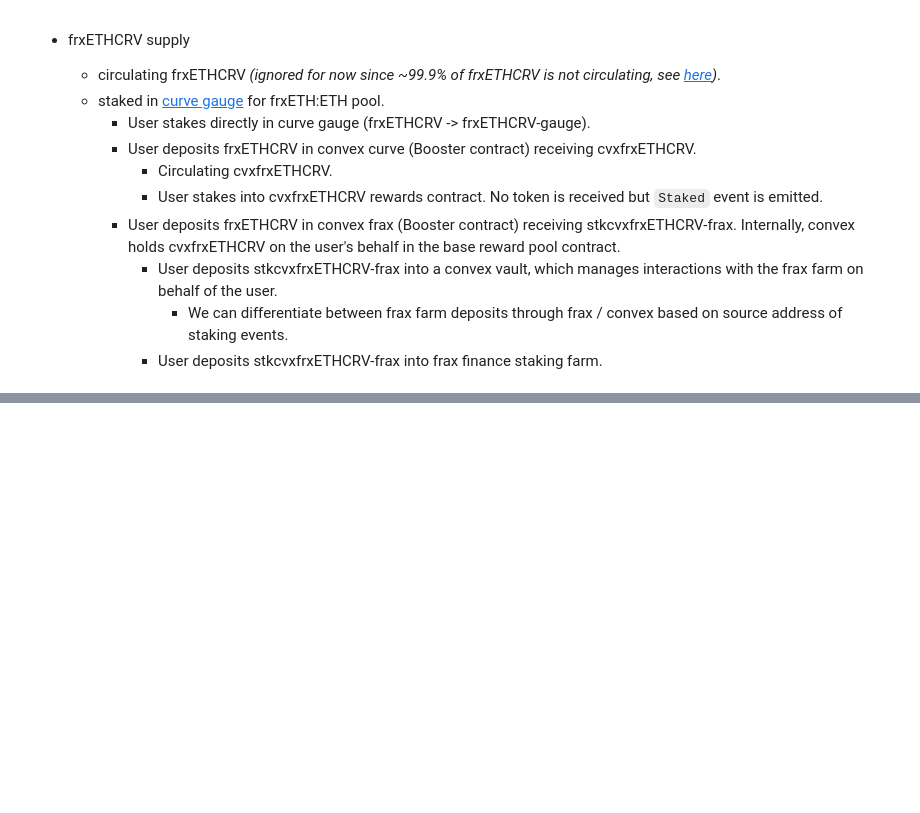
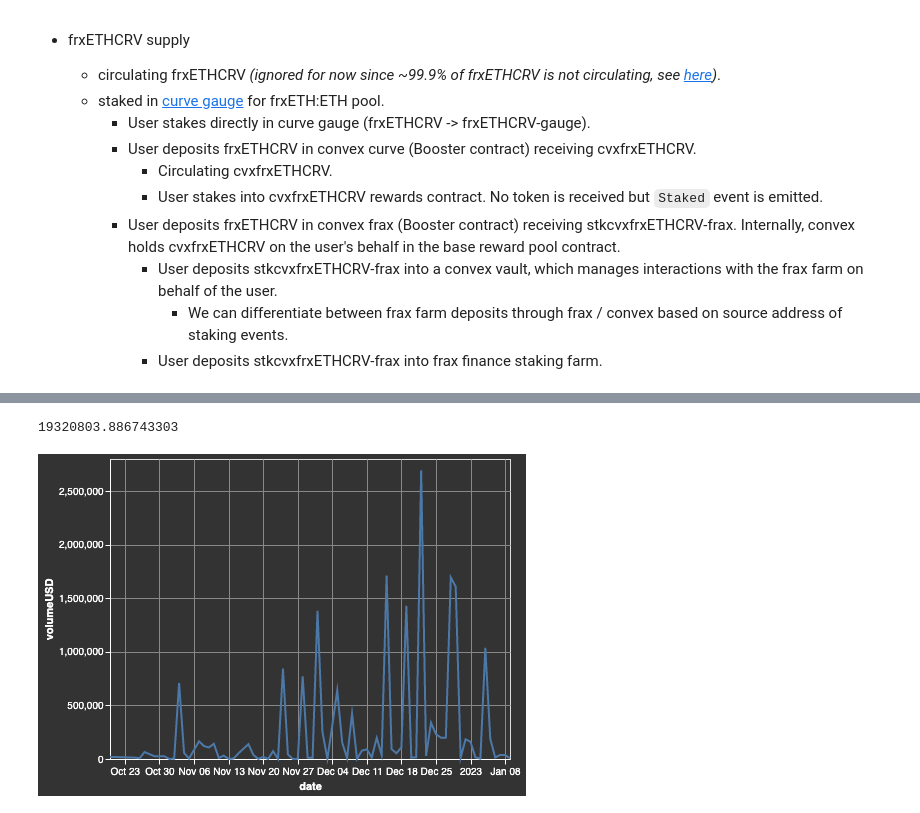
Before and after one commit to bam4564/flywheel, a Jupyter notebook: frxETHCRV_holders.ipynb, the cells around one changed output, grey strips where cells are left out. Cells and saved outputs as stored; diff of their text form; code cells hidden in the pictures; blank space fills up the shorter version.

```diff
--- a/frxETHCRV_holders.ipynb
+++ b/frxETHCRV_holders.ipynb
@@ -450,0 +434,18 @@ ddf(
+# %%
+# - total FrxETH/sfrxeth volume
+from subgrounds import Subgrounds
+
+sg = Subgrounds()
+sg_curve_vol = sg.load_subgraph(url_subgraphs.convex.curve_vol_mainnet)
+q = sg_curve_vol.Query.swapVolumeSnapshots(where={"pool": "0xa1f8a6807c402e4a15ef4eba36528a3fed24e577"}, first=1000)
+df_frxeth_pool = sg.query_df([q.timestamp, q.volumeUSD])
+df_frxeth_pool = remove_prefix(df_frxeth_pool, 'swapVolumeSnapshots_')
+df_frxeth_pool.timestamp = pd.to_datetime(df_frxeth_pool.timestamp, unit='s')
+df_frxeth_pool['date'] = pd.to_datetime(df_frxeth_pool.timestamp.dt.date)
+df_frxeth_pool = df_frxeth_pool.groupby("date").max().reset_index()[['date', 'volumeUSD']]
+df_frxeth_pool.volumeUSD /= 2
+print(df_frxeth_pool.volumeUSD.sum())
+alt.Chart(df_frxeth_pool).mark_line().encode(x="date:T", y="volumeUSD:Q")
+# %% [output]
+19320803.886743303
+[figure, added]
```
Also changed, not shown: parts of 14 cells of this notebook, 8 other files.
